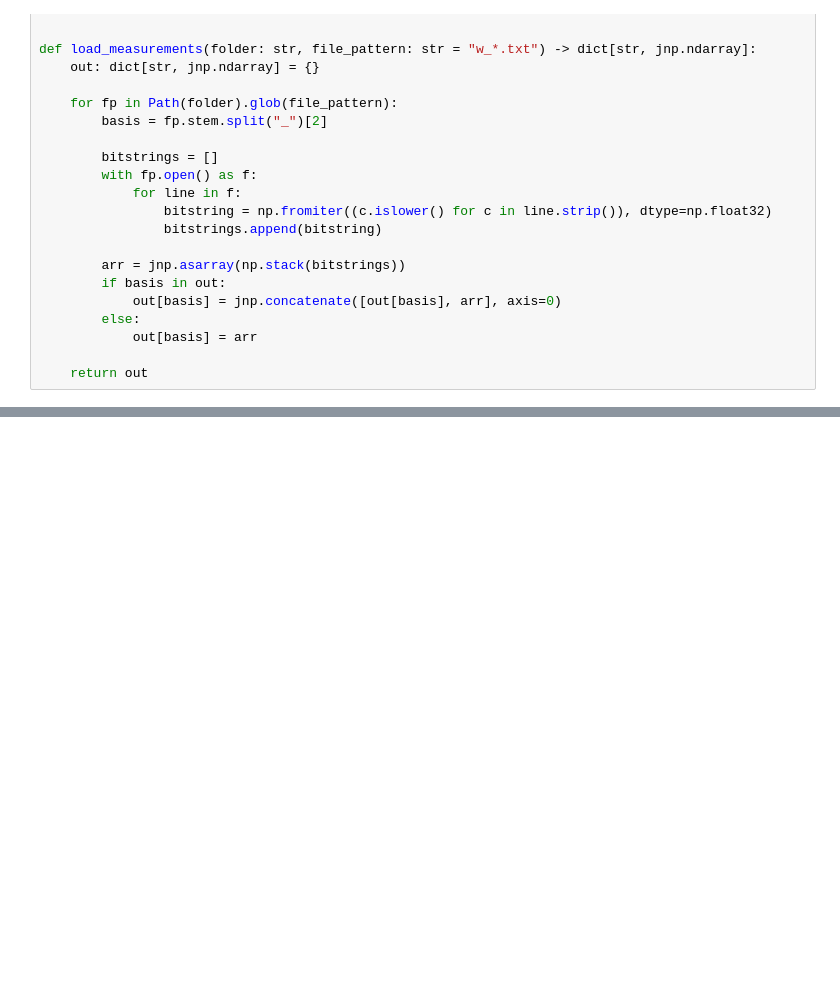
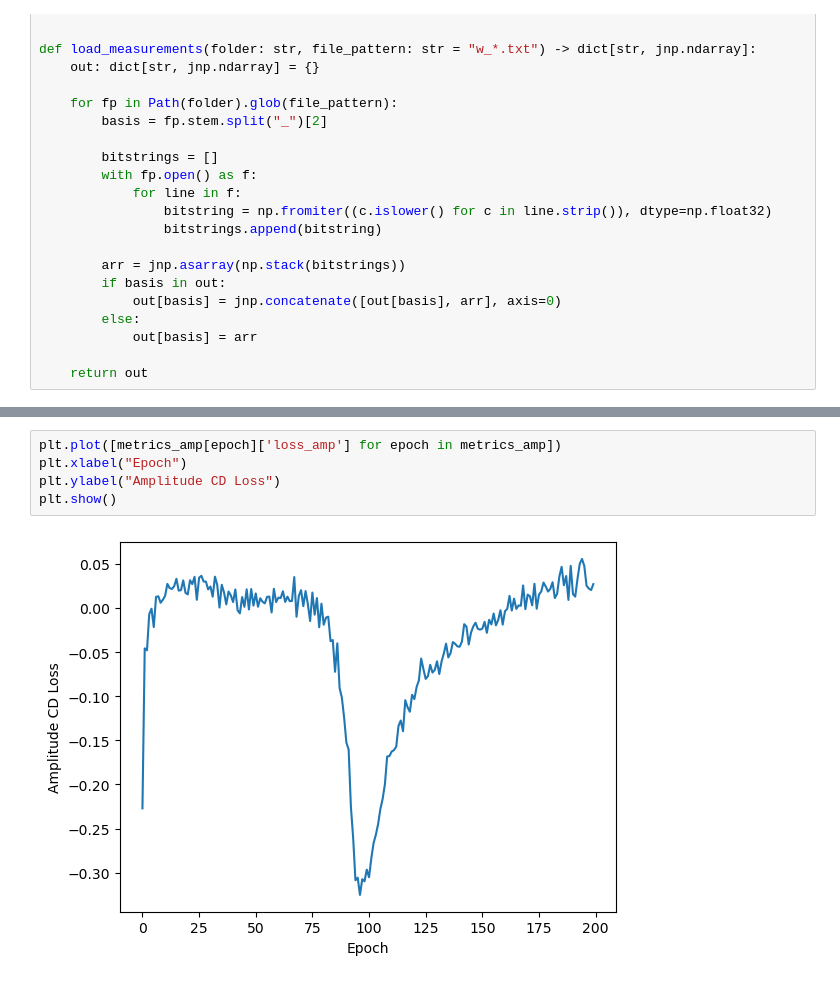
Before and after one commit to simontonner/neural-quantum-tomo, a Jupyter notebook: case_studies/w_aug/amp_tuning_v5.ipynb, the cells around one changed output, grey strips where cells are left out. Saved outputs shown, nothing was run; the diff lists cells and outputs as text; blank space fills up the shorter version.

```diff
--- a/case_studies/w_aug/amp_tuning_v5.ipynb
+++ b/case_studies/w_aug/amp_tuning_v5.ipynb
@@ -217,0 +229,7 @@ Wall time: 4.45 s
+# %%
+plt.plot([metrics_amp[epoch]['loss_amp'] for epoch in metrics_amp])
+plt.xlabel("Epoch")
+plt.ylabel("Amplitude CD Loss")
+plt.show()
+# %% [output]
+[figure, added]
```
Also changed, not shown: parts of 10 cells of this notebook.
